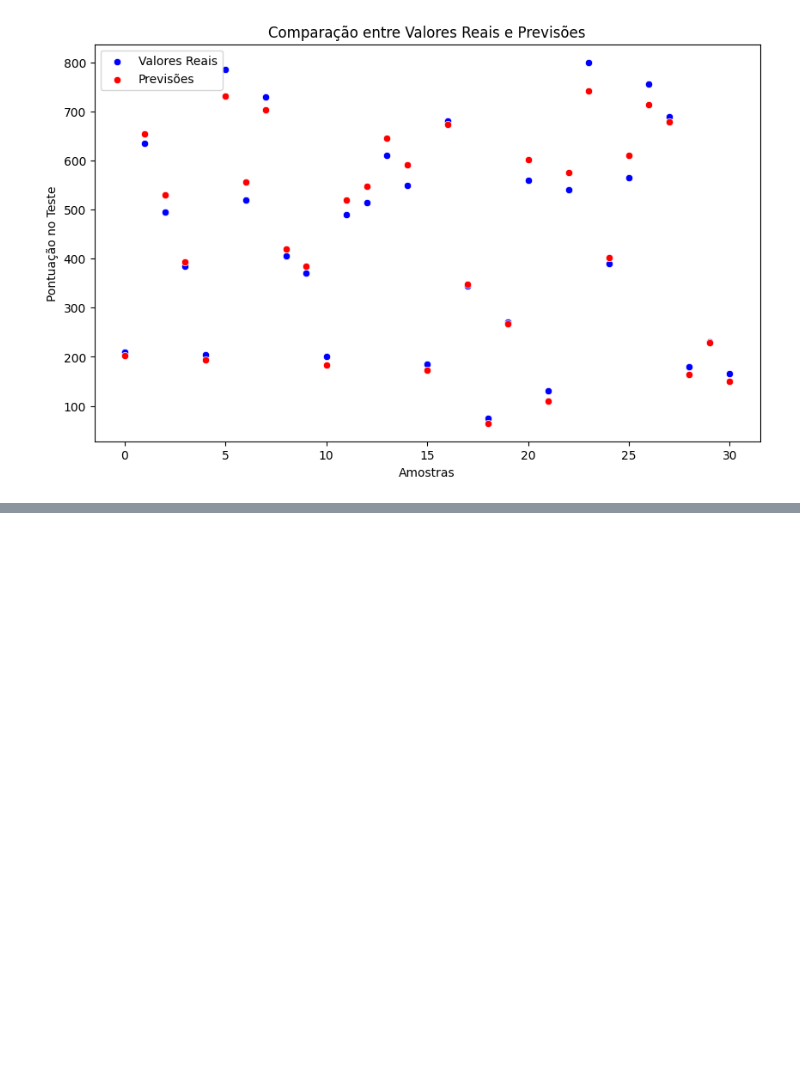
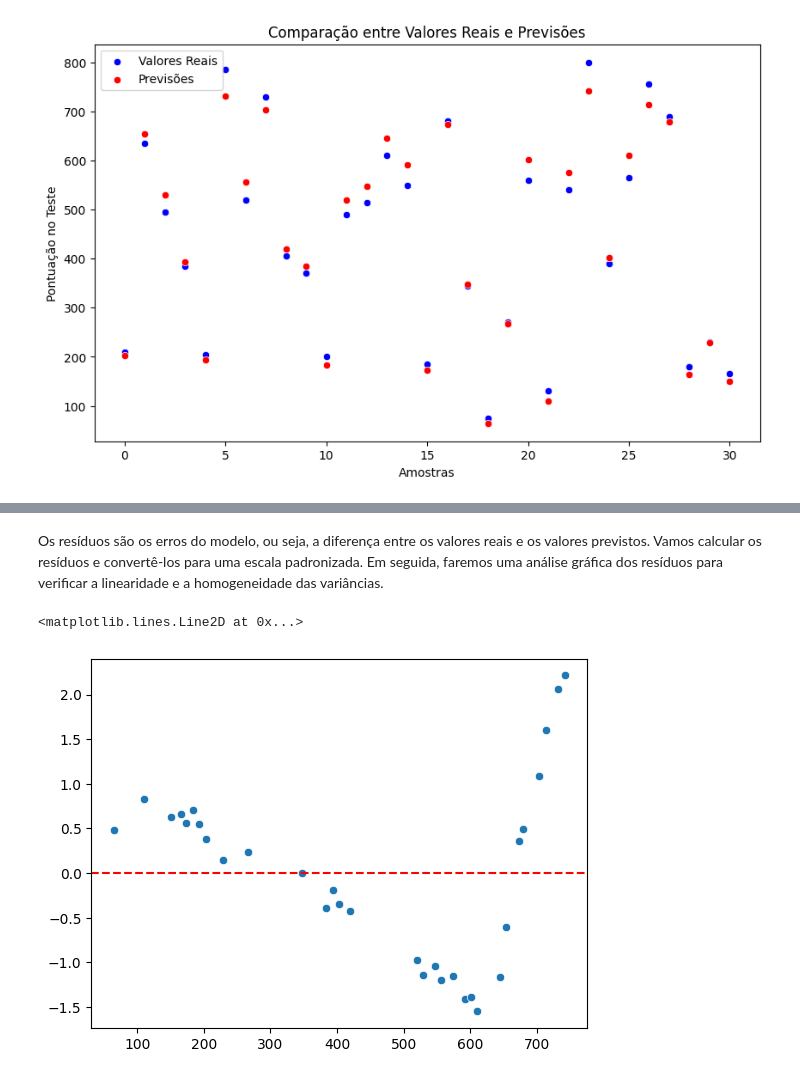
Before and after one commit to icrxz/rocketseat-ai-bootcamp, a Jupyter notebook: simple_linear_regression/modelo_pontuacao.ipynb, the cells around one changed output, grey strips where cells are left out. Saved outputs shown, nothing was run; the diff lists cells and outputs as text; code cells hidden in the pictures; blank space fills up the shorter version.

```diff
--- a/simple_linear_regression/modelo_pontuacao.ipynb
+++ b/simple_linear_regression/modelo_pontuacao.ipynb
@@ -201,0 +204,5 @@ plt.show()
+# %% [markdown]
+Os resíduos são os erros do modelo, ou seja, a diferença entre os valores reais e os valores previstos. Vamos calcular os resíduos e convertê-los para uma escala padronizada. Em seguida, faremos uma análise gráfica dos resíduos para verificar a linearidade e a homogeneidade das variâncias.
+# %%
+# Calcular residuos
+residuos = y_test - y_pred
@@ -201,0 +213,2 @@ plt.show()
+# %%
+residuos_std = zscore(residuos)
@@ -201,0 +218,13 @@ plt.show()
+# %%
+# Verificar homogeniedade das variâncias (Homocedasticidade)
+# Se valores estiverem em torno da reta, temos homocedasticidade
+# Caso contrário, se tivermos alguma tendência ou padrão fora da reta (cone, funil, etc), há uma heterocedasticidade
+# O desejável é que os resíduos estejam distribuídos aleatoriamente em torno da linha zero, sem padrões claros (homocedasticidade)
+# Se houver algum padrão, indica que o modelo não é adequado para os dados (heterocedasticidade)
+# reshape(-1) é utilizado para ajustar o shape dos dados para a função de plot
+# flatten() é utilizado para transformar o array em um vetor unidimensional
+sns.scatterplot(x=y_pred.reshape(-1), y=residuos_std.flatten())
+plt.axhline(y=0, color='red', linestyle='--')
+# %% [output]
+<matplotlib.lines.Line2D at 0x...>
+[figure, added]
```
Also changed, not shown: parts of 19 cells of this notebook, 16 other files.
